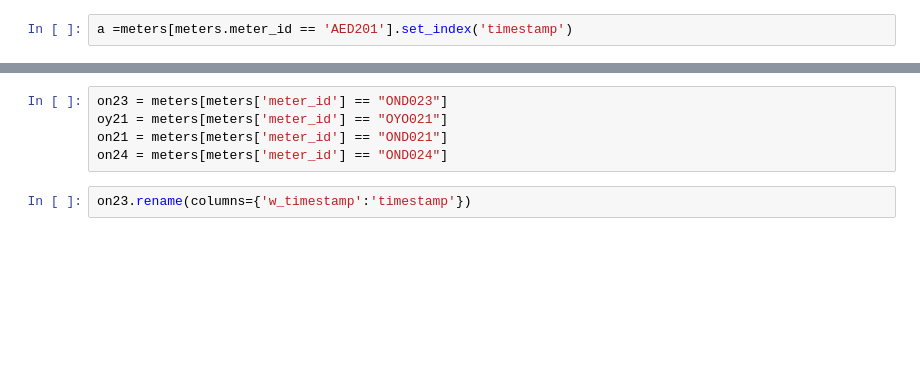
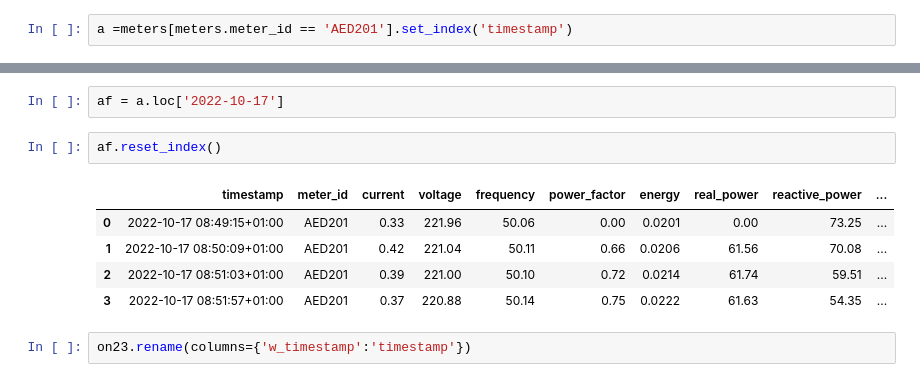
Before and after one commit to Oluwajuwon-O/project_notebooks, a Jupyter notebook: Forecasting/Comparing forecasts.ipynb, the cells around one changed output, grey strips where cells are left out. Cells and saved outputs as stored; diff of their text form; blank space fills up the shorter version.

```diff
--- a/Forecasting/Comparing forecasts.ipynb
+++ b/Forecasting/Comparing forecasts.ipynb
@@ -57,8 +77,13 @@ memory usage: 32.8+ MB
 # %%
-on23 = meters[meters['meter_id'] == "OND023"]
-oy21 = meters[meters['meter_id'] == "OYO021"]
-on21 = meters[meters['meter_id'] == "OND021"]
-on24 = meters[meters['meter_id'] == "OND024"]
+af = a.loc['2022-10-17']
+# %%
+af.reset_index()
+# %% [output]
+|  | timestamp | meter_id | current | voltage | frequency | power_factor | energy | real_power | reactive_power | ... |
+| 0 | 2022-10-17 08:49:15+01:00 | AED201 | 0.33 | 221.96 | 50.06 | 0.00 | 0.0201 | 0.00 | 73.25 | ... |
+| 1 | 2022-10-17 08:50:09+01:00 | AED201 | 0.42 | 221.04 | 50.11 | 0.66 | 0.0206 | 61.56 | 70.08 | ... |
+| 2 | 2022-10-17 08:51:03+01:00 | AED201 | 0.39 | 221.00 | 50.10 | 0.72 | 0.0214 | 61.74 | 59.51 | ... |
+| 3 | 2022-10-17 08:51:57+01:00 | AED201 | 0.37 | 220.88 | 50.14 | 0.75 | 0.0222 | 61.63 | 54.35 | ... |
 # %%
 on23.rename(columns={'w_timestamp':'timestamp'})
 # %% [output]
```
Also changed, not shown: parts of 9 cells of this notebook.
